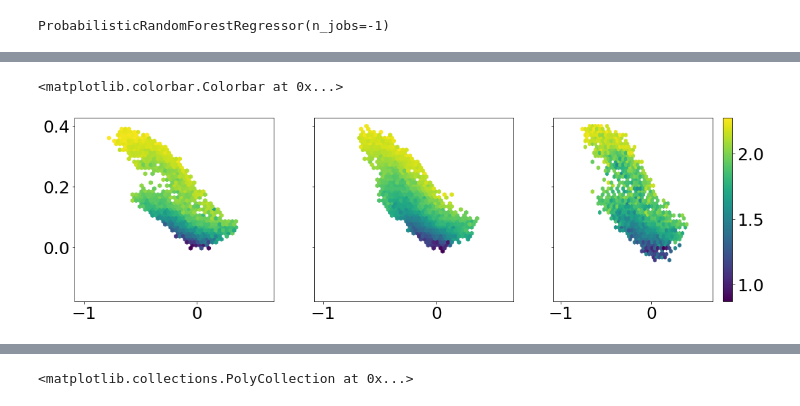
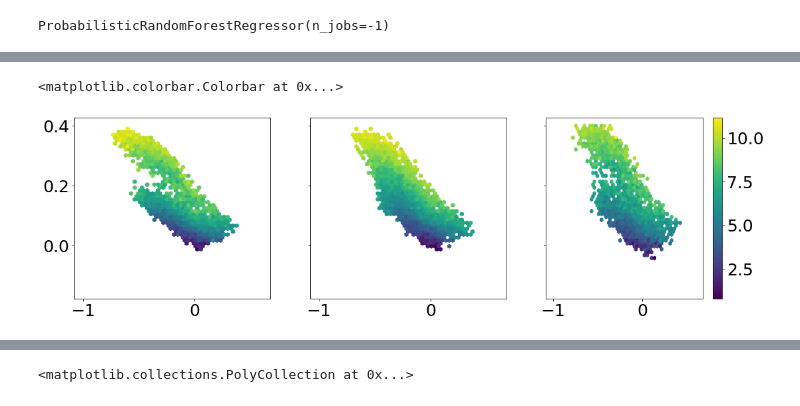
Before and after one commit to al-jshen/jx, a Jupyter notebook: notebooks/Untitled.ipynb, the cells around one changed output, grey strips where cells are left out. Saved outputs shown, nothing was run; the diff lists cells and outputs as text; code cells hidden in the pictures.

```diff
--- a/notebooks/Untitled.ipynb
+++ b/notebooks/Untitled.ipynb
@@ -321,37 +100,3 @@ normalize = lambda x, n: x / (10 ** (8.5 - n / 2.5))
-# %%
-from sklearn.model_selection import train_test_split
-
-
-def split_arrays(*arrays, test_size, valid_size=0):
-    """
-    Split arrays into train, test and (optionally) validation sets.
-
-    Parameters
-    ----------
-    *arrays : list of arrays
-        Arrays to split.
-    test_size : float
-        Fraction of the data to be used for testing.
-    valid_size : float, optional
-        Fraction of the remaining data to be used for validation.
-
-    Returns
-    -------
-    train, test, valid : tuple of list of arrays, where each list
-        is the same length as the input arrays.
-    """
-    split = train_test_split(*arrays, test_size=test_size)
-    train_arrays = split[::2]
-    test_arrays = split[1::2]
-
-    if valid_size > 0:
-        split_valid = train_test_split(*train_arrays, test_size=valid_size)
-        train_arrays = split_valid[::2]
-        valid_arrays = split_valid[1::2]
-
-        return train_arrays, test_arrays, valid_arrays
-
-    return train_arrays, test_arrays
 # %%
 plt.hexbin(
     data["FE_H"], data["MG_H"] - data["FE_H"], C=data["age"], gridsize=50, mincnt=5
@@ -364,8 +111,10 @@ plt.colorbar()
 features = normalize(data[names_X].to_numpy(), data[names_norm].to_numpy())
 efeatures = normalize(data[names_eX].to_numpy(), data[names_norm].to_numpy())
 labels = data[names_Y].to_numpy()
-labels[:, -1] = np.log(labels[:, -1])  # log ages
+# labels[:, -1] = np.log(labels[:, -1])  # log ages
 labels[:, 1] = labels[:, 1] - labels[:, 0]  # turn mg/h into mg/fe
+elabels = data[names_eY].to_numpy()
+elabels[:, 1] = np.sqrt(elabels[:, 1] ** 2 + elabels[:, 0] ** 2)
 
 train, test, valid = split_arrays(
     features,
@@ -1237,6 +133,7 @@ model.fit(
     train[0],
     train[2],
     eX=train[1],
+    eY=train[3],
 )
 # %% [output]
 ProbabilisticRandomForestRegressor(n_jobs=-1)
@@ -1303,15 +291,15 @@ for i in range(5):
 # %%
 fig, ax = plt.subplots(1, 3, figsize=(18, 5), sharey=True, sharex=True)
 args = dict(gridsize=50, mincnt=2, extent=[-1.0, 0.6, -0.15, 0.4])
 ax[0].hexbin(test[2][:, 0], test[2][:, 1], C=test[2][:, 4], **args)
 ax[1].hexbin(
     preds[:, 0].mean(axis=-1),
     preds[:, 1].mean(axis=-1),
     C=preds[:, 4].mean(axis=-1),
     **args
 )
-hb = ax[2].hexbin(preds[:, 0, 0], preds[:, 1, 0], C=preds[:, 4].mean(axis=-1), **args)
+hb = ax[2].hexbin(preds[:, 0, 0], preds[:, 1, 0], C=preds[:, 4, 0], **args)
 plt.colorbar(hb, ax=ax[2])
 # %% [output]
 <matplotlib.colorbar.Colorbar at 0x...>
-[figure, old version]
+[figure, new version]
```
Also changed, not shown: parts of 23 cells of this notebook, 1 other file.
